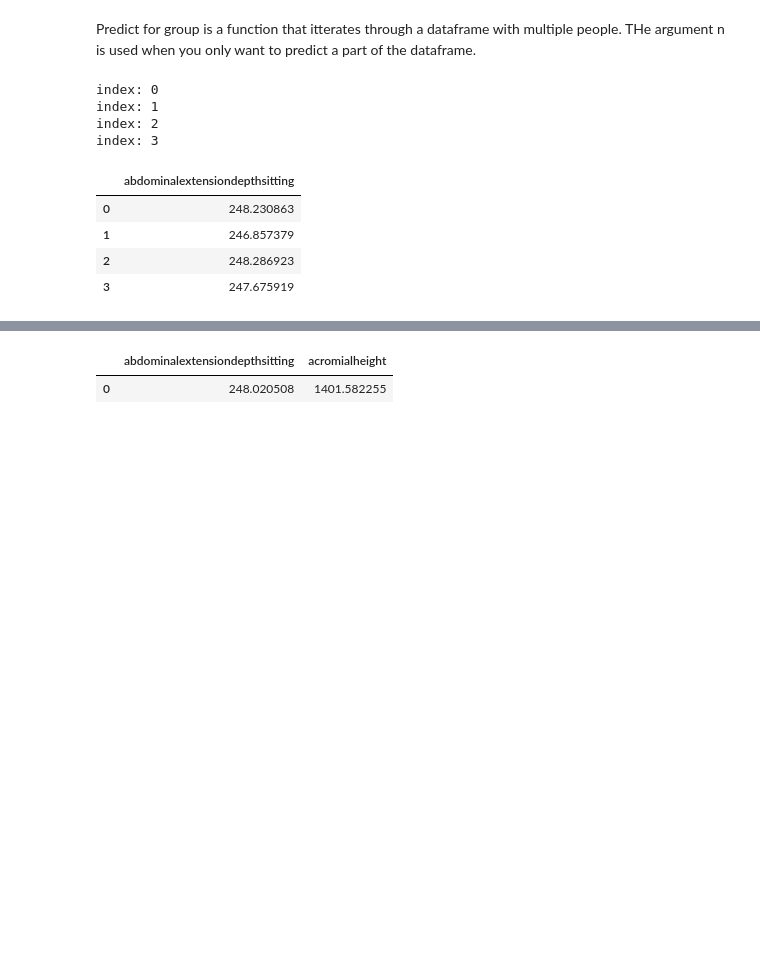
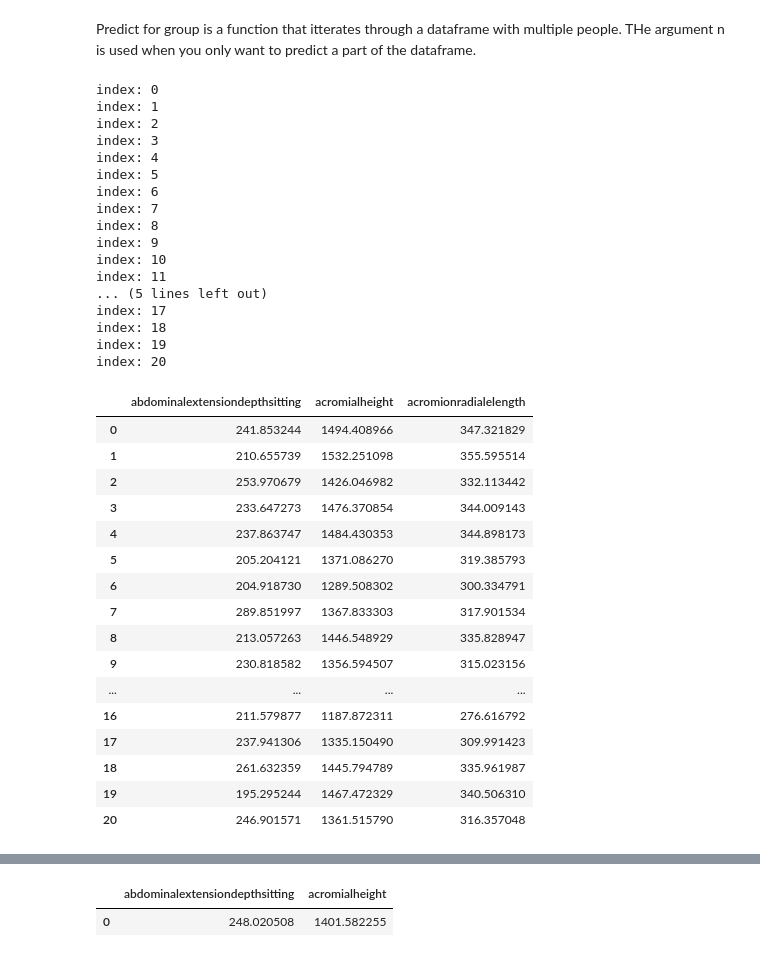
Before and after one commit to jobindjohn/anthromass, a Jupyter notebook: anthropmass/nbs/200_anthropometry.ipynb, the cells around one changed output, grey strips where cells are left out. Drawn from its saved outputs; the diff is of its cells as text; code cells hidden in the pictures; blank space fills up the shorter version.

Commit message:
name measurement

```diff
--- a/anthropmass/nbs/200_anthropometry.ipynb
+++ b/anthropmass/nbs/200_anthropometry.ipynb
@@ -34,7 +41,9 @@ Predict_from_model uses the pickled model and the normalized person to predict t
 def predict_from_model(kindofmodel:str, measurement:str, w, h, g, c=False):
 
     pickledmodel = get_pickled_model(kindofmodel, measurement)
-    person = normalize_person(w, h, g)
+    #person = normalize_person(w, h, g)
+    person=pd.DataFrame({'weightkg': [w], 'stature': [h], 'Gender': [g]})
+    #person= minus_mean_person(w,h,g)
 
     if kindofmodel=='xgboost':
         return pickledmodel.predict(person)
@@ -91,18 +101,44 @@ def predict_for_group(kindofmodel:str, measurements:list, group:dict, n=False):
             return preds_all
     return preds_all
 # %%
-test=pd.read_csv('../data/processed/ANSURIItest.csv')
-test_var=test.iloc[:,1:94].drop('weightkg',axis=1).drop('stature',axis=1)
-col = test_var.columns[0:1]
-
-predict_for_group('bambi_c', col, test,3)
+col=measurement_names
+#col = ['acromialheight']
+preds = predict_for_group('bambi_c', col, test,20)
 # %% [output]
 index: 0
 index: 1
 index: 2
 index: 3
+index: 4
+index: 5
+index: 6
+index: 7
+index: 8
+index: 9
+index: 10
+index: 11
+... (5 lines left out)
+index: 17
+index: 18
+index: 19
+index: 20
-|  | abdominalextensiondepthsitting |
-| 0 | 248.230863 |
-| 1 | 246.857379 |
-| 2 | 248.286923 |
-| 3 | 247.675919 |
+# %%
+preds
+# %% [output]
+|  | abdominalextensiondepthsitting | acromialheight | acromionradialelength |
+| 0 | 241.853244 | 1494.408966 | 347.321829 |
+| 1 | 210.655739 | 1532.251098 | 355.595514 |
+| 2 | 253.970679 | 1426.046982 | 332.113442 |
+| 3 | 233.647273 | 1476.370854 | 344.009143 |
+| 4 | 237.863747 | 1484.430353 | 344.898173 |
+| 5 | 205.204121 | 1371.086270 | 319.385793 |
+| 6 | 204.918730 | 1289.508302 | 300.334791 |
+| 7 | 289.851997 | 1367.833303 | 317.901534 |
+| 8 | 213.057263 | 1446.548929 | 335.828947 |
+| 9 | 230.818582 | 1356.594507 | 315.023156 |
+| ... | ... | ... | ... |
+| 16 | 211.579877 | 1187.872311 | 276.616792 |
+| 17 | 237.941306 | 1335.150490 | 309.991423 |
+| 18 | 261.632359 | 1445.794789 | 335.961987 |
+| 19 | 195.295244 | 1467.472329 | 340.506310 |
+| 20 | 246.901571 | 1361.515790 | 316.357048 |
```
Also changed, not shown: parts of 5 cells of this notebook, 7 other files.
